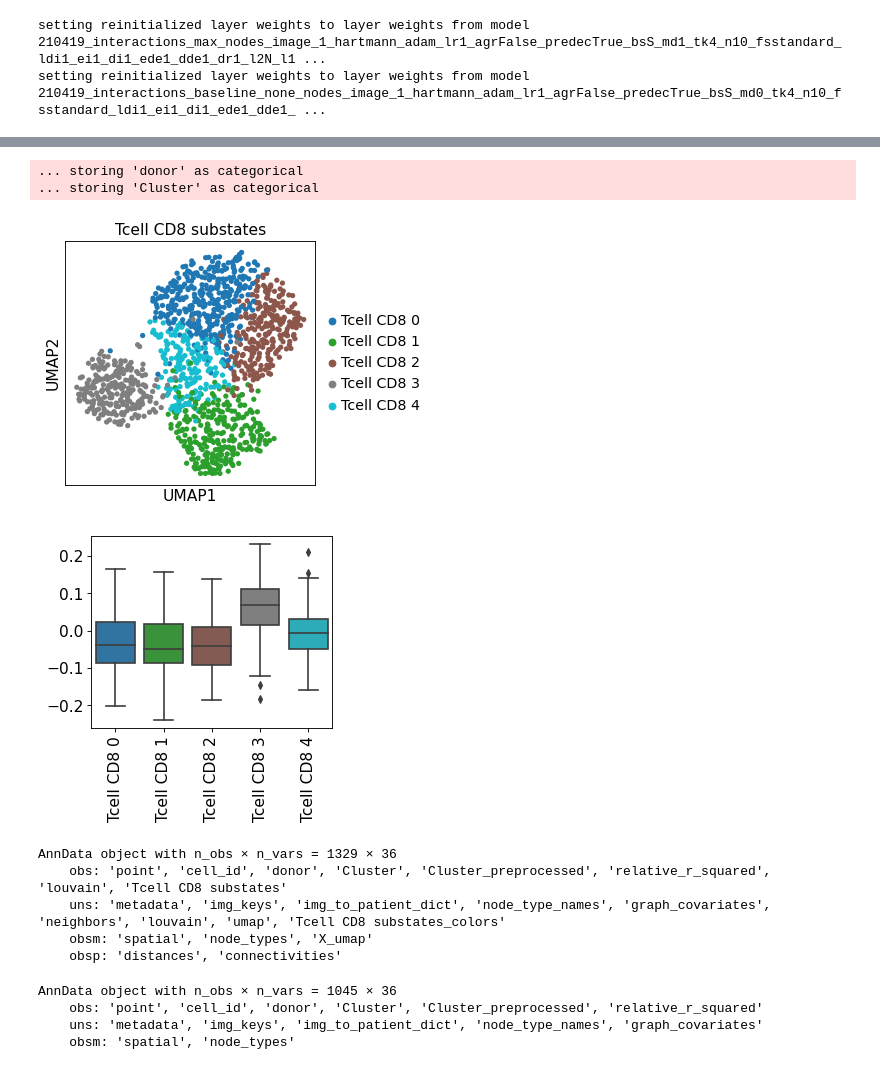
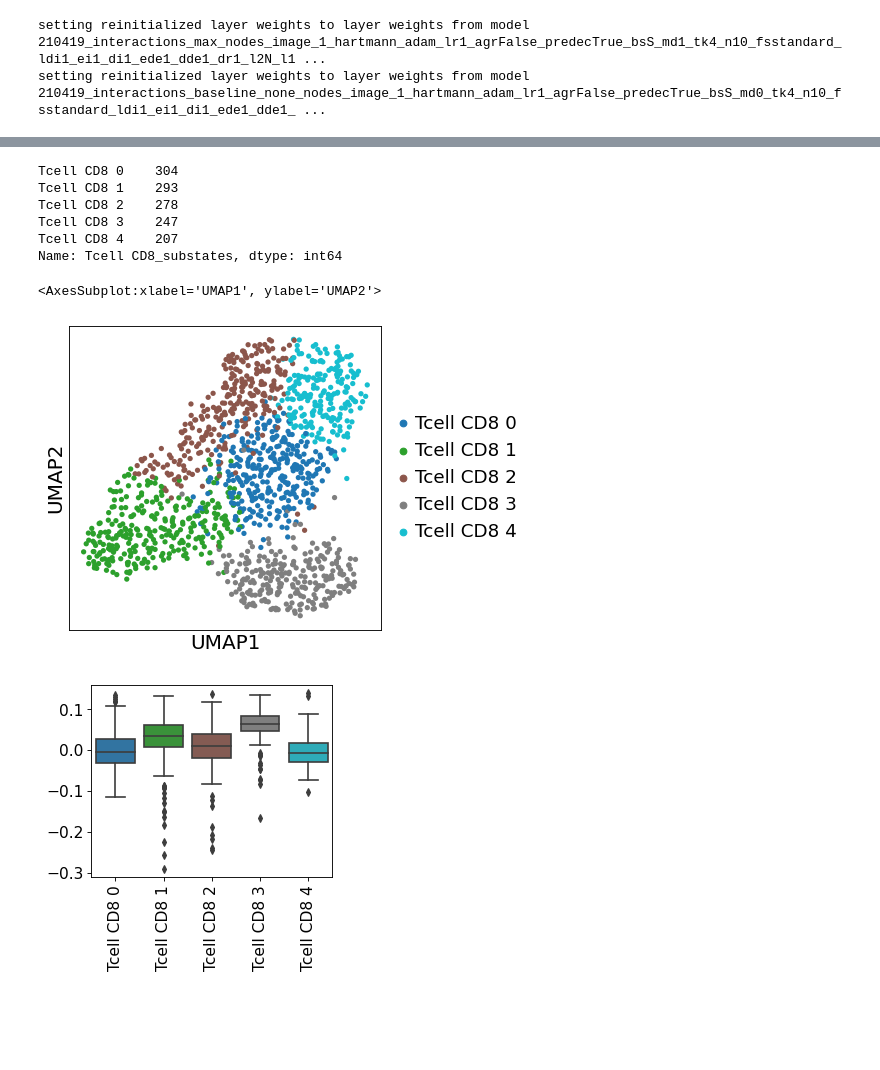
Before and after one commit to theislab/ncem, a Jupyter notebook: model_benchmarks_interactions.ipynb, the cells around one changed output, grey strips where cells are left out. Cells and saved outputs as stored; diff of their text form; code cells hidden in the pictures; blank space fills up the shorter version.

Commit message:
update ncem_benchmarks repo

```diff
--- a/model_benchmarks_interactions.ipynb
+++ b/model_benchmarks_interactions.ipynb
@@ -199,6 +156,6 @@ lm.nodes_idx_eval = lm.nodes_idx_eval_new
 # %%
 adata_img, adata_CD8Tcells = clm.target_cell_relative_performance(
-    image_key=[1, 5, 8, 16],
+    image_key=['scMEP_point_1', 'scMEP_point_5', 'scMEP_point_8', 'scMEP_point_16'],
     baseline_model=lm,
     target_cell_type='Tcell CD8',
     n_neighbors=60,
@@ -215 +172,20 @@ Tcell CD8 4    172
 Name: Tcell CD8 substates, dtype: int64
+# %%
+interpreter = ncem.interpretation.interpreter.InterpreterGraph()
+interpreter.get_data(
+    data_origin='hartmann',
+    data_path=dir_data + 'hartmann/',
+    radius=35,
+    node_label_space_id='type',
+    node_feature_space_id='standard',
+    merge_node_types_predefined=True
+)
+print('\n Celldata metadata:', interpreter.data.celldata.uns['metadata'])
+
+adata, adata_substates, log_pval, fold_change = interpreter.data.compute_cluster_enrichment(
+    image_key=['scMEP_point_1', 'scMEP_point_5', 'scMEP_point_8', 'scMEP_point_16'],
+    target_cell_type='Tcell CD8',
+    clip_pvalues=-5,
+    n_neighbors=60,
+    n_pcs=None
+)
@@ -216,26 +208,29 @@ Name: Tcell CD8 substates, dtype: int64
+# %%
+import pandas as pd
+results = pd.merge(
+    adata_substates.obs, adata_CD8Tcells.obs[['point', 'cell_id', 'relative_r_squared',]], on=["cell_id", "point"], how="left"
+)
+results.index = results.index.map(str)
+# %%
+adata_combined = adata_substates.copy()
+adata_combined.obs = results
+# %%
+adata_combined.obs['Tcell CD8_substates'].value_counts()
+# %% [output]
+Tcell CD8 0    304
+Tcell CD8 1    293
+Tcell CD8 2    278
+Tcell CD8 3    247
+Tcell CD8 4    207
+Name: Tcell CD8_substates, dtype: int64
 # %%
-import scanpy as sc
-sc.pl.umap(adata_CD8Tcells, color='Tcell CD8 substates', palette='tab10')
+fig, ax = plt.subplots(nrows=1, ncols=1, figsize=(5, 5))
+sc.set_figure_params(scanpy=True, fontsize=18)
+sc.pl.umap(adata_combined, color='Tcell CD8_substates', palette='tab10', ax=ax, show=False, title='')
 # %% [output]
-... storing 'donor' as categorical
-... storing 'Cluster' as categorical
+<AxesSubplot:xlabel='UMAP1', ylabel='UMAP2'>
-[figure, old version]
+[figure, new version]
 # %%
-clm.plot_substate_performance(adata=adata_CD8Tcells, target_cell_type='Tcell CD8')
+clm.plot_substate_performance(adata=adata_combined, target_cell_type='Tcell CD8')
 # %% [output]
-[figure, old version]
+[figure, new version]
-# %%
-adata_CD8Tcells
-# %% [output]
-AnnData object with n_obs × n_vars = 1329 × 36
-    obs: 'point', 'cell_id', 'donor', 'Cluster', 'Cluster_preprocessed', 'relative_r_squared', 'louvain', 'Tcell CD8 substates'
-    uns: 'metadata', 'img_keys', 'img_to_patient_dict', 'node_type_names', 'graph_covariates', 'neighbors', 'louvain', 'umap', 'Tcell CD8 substates_colors'
-    obsm: 'spatial', 'node_types', 'X_umap'
-    obsp: 'distances', 'connectivities'
-# %%
-adata_img
-# %% [output]
-AnnData object with n_obs × n_vars = 1045 × 36
-    obs: 'point', 'cell_id', 'donor', 'Cluster', 'Cluster_preprocessed', 'relative_r_squared'
-    uns: 'metadata', 'img_keys', 'img_to_patient_dict', 'node_type_names', 'graph_covariates'
-    obsm: 'spatial', 'node_types'
```
Also changed, not shown: parts of 17 cells of this notebook, 11 other files.
